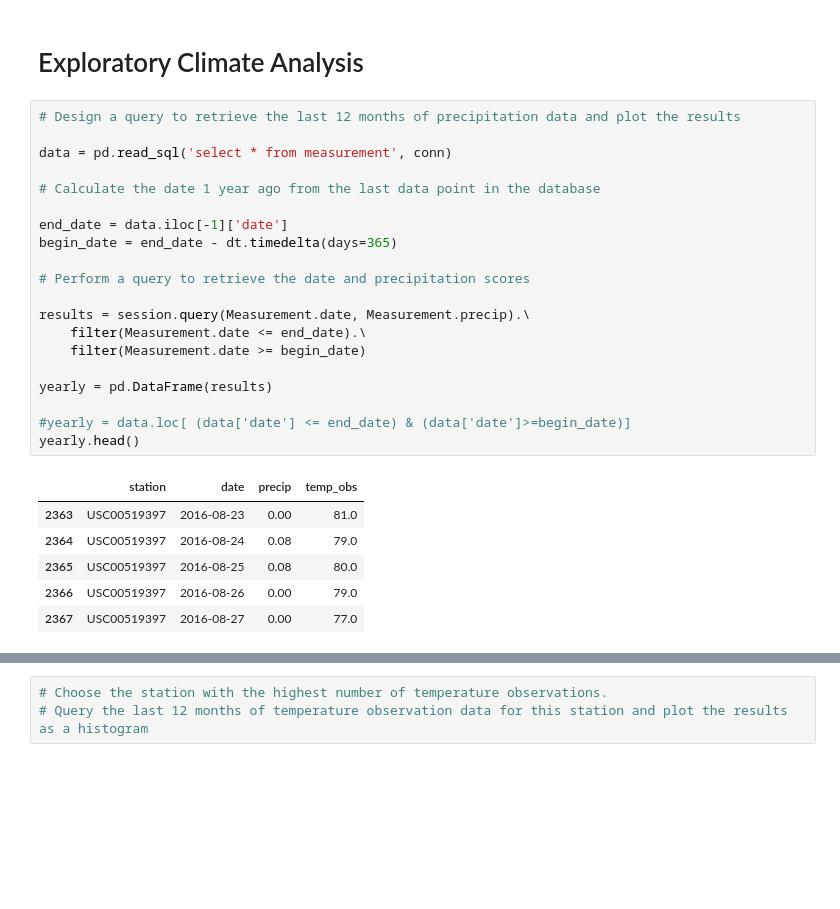
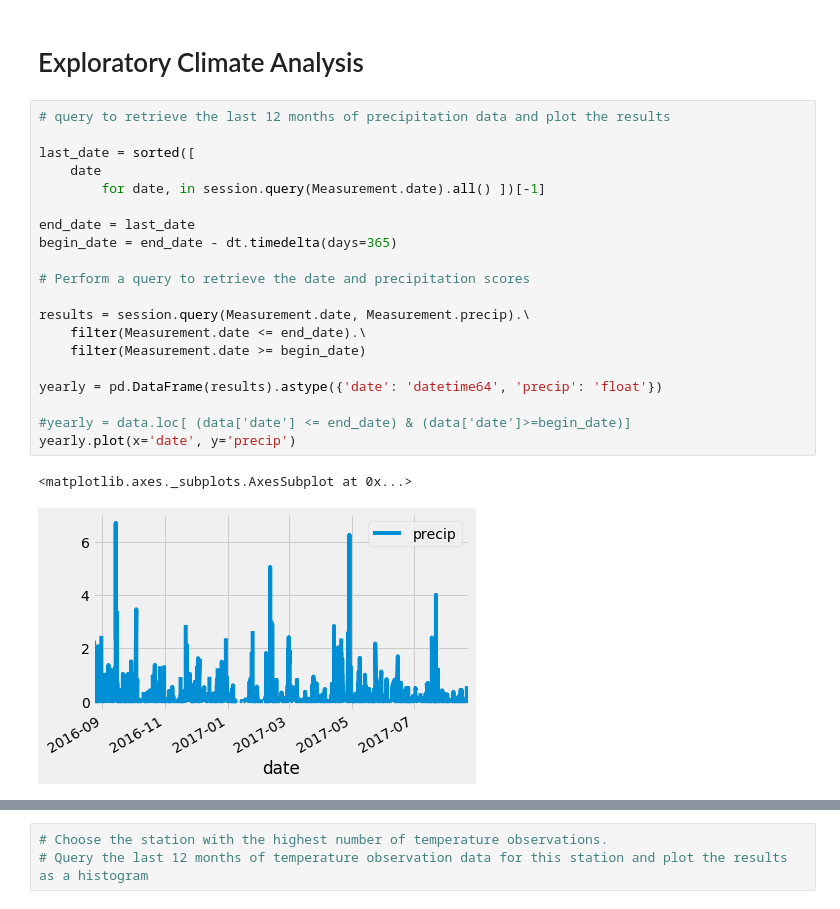
Before and after one commit to differentiablef/data-challenge, a Jupyter notebook: SQL-Climate/prelim-climate-data-analysis.ipynb, the cells around one changed output, grey strips where cells are left out. Drawn from its saved outputs; the diff is of its cells as text; blank space fills up the shorter version.

```diff
--- a/SQL-Climate/climate_starter.ipynb
+++ b/SQL-Climate/prelim-climate-data-analysis.ipynb
@@ -39,29 +37,25 @@ conn = engine.connect()
 # %% [markdown]
 # Exploratory Climate Analysis
 # %%
-# Design a query to retrieve the last 12 months of precipitation data and plot the results
+# query to retrieve the last 12 months of precipitation data and plot the results
 
-data = pd.read_sql('select * from measurement', conn)
+last_date = sorted([
+    date
+        for date, in session.query(Measurement.date).all() ])[-1]
 
-# Calculate the date 1 year ago from the last data point in the database
-
-end_date = data.iloc[-1]['date']
+end_date = last_date
 begin_date = end_date - dt.timedelta(days=365)
 
 # Perform a query to retrieve the date and precipitation scores
 
 results = session.query(Measurement.date, Measurement.precip).\
     filter(Measurement.date <= end_date).\
     filter(Measurement.date >= begin_date)
 
-yearly = pd.DataFrame(results)
+yearly = pd.DataFrame(results).astype({'date': 'datetime64', 'precip': 'float'})
 
 #yearly = data.loc[ (data['date'] <= end_date) & (data['date']>=begin_date)]
-yearly.head()
+yearly.plot(x='date', y='precip')
 # %% [output]
-|  | station | date | precip | temp_obs |
-| 2363 | USC00519397 | 2016-08-23 | 0.00 | 81.0 |
-| 2364 | USC00519397 | 2016-08-24 | 0.08 | 79.0 |
-| 2365 | USC00519397 | 2016-08-25 | 0.08 | 80.0 |
-| 2366 | USC00519397 | 2016-08-26 | 0.00 | 79.0 |
-| 2367 | USC00519397 | 2016-08-27 | 0.00 | 77.0 |
+<matplotlib.axes._subplots.AxesSubplot at 0x...>
+[figure, added]
```
Also changed, not shown: parts of 12 cells of this notebook.
